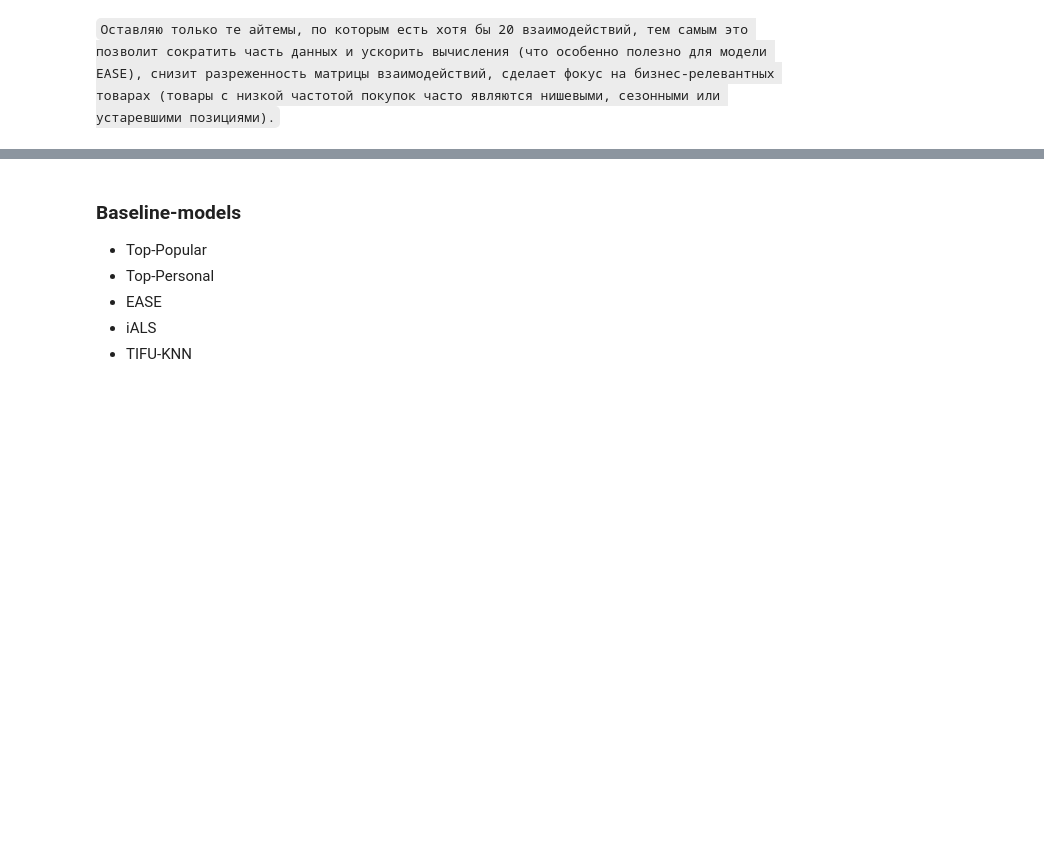
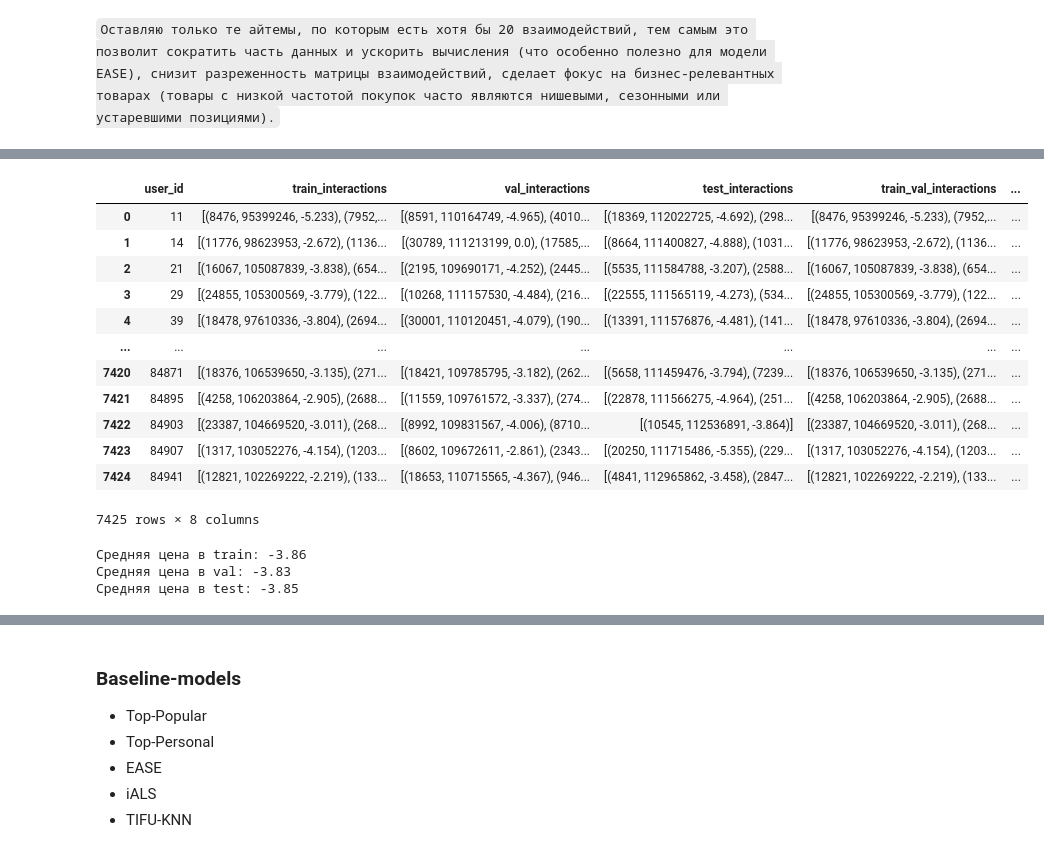
Before and after one commit to Lak1n26/hse-masters-thesis-2026, a Jupyter notebook: baseline.ipynb, the cells around one changed output, grey strips where cells are left out. Saved outputs shown, nothing was run; the diff lists cells and outputs as text; code cells hidden in the pictures; blank space fills up the shorter version.

```diff
--- a/baseline.ipynb
+++ b/baseline.ipynb
@@ -70,0 +79,30 @@ joined.head(10)
+# %%
+joined_with_prices = calculate_avg_prices(joined)
+joined_with_prices
+# %% [output]
+|  | user_id | train_interactions | val_interactions | test_interactions | train_val_interactions | ... |
+| 0 | 11 | [(8476, 95399246, -5.233), (7952,... | [(8591, 110164749, -4.965), (4010... | [(18369, 112022725, -4.692), (298... | [(8476, 95399246, -5.233), (7952,... | ... |
+| 1 | 14 | [(11776, 98623953, -2.672), (1136... | [(30789, 111213199, 0.0), (17585,... | [(8664, 111400827, -4.888), (1031... | [(11776, 98623953, -2.672), (1136... | ... |
+| 2 | 21 | [(16067, 105087839, -3.838), (654... | [(2195, 109690171, -4.252), (2445... | [(5535, 111584788, -3.207), (2588... | [(16067, 105087839, -3.838), (654... | ... |
+| 3 | 29 | [(24855, 105300569, -3.779), (122... | [(10268, 111157530, -4.484), (216... | [(22555, 111565119, -4.273), (534... | [(24855, 105300569, -3.779), (122... | ... |
+| 4 | 39 | [(18478, 97610336, -3.804), (2694... | [(30001, 110120451, -4.079), (190... | [(13391, 111576876, -4.481), (141... | [(18478, 97610336, -3.804), (2694... | ... |
+| ... | ... | ... | ... | ... | ... | ... |
+| 7420 | 84871 | [(18376, 106539650, -3.135), (271... | [(18421, 109785795, -3.182), (262... | [(5658, 111459476, -3.794), (7239... | [(18376, 106539650, -3.135), (271... | ... |
+| 7421 | 84895 | [(4258, 106203864, -2.905), (2688... | [(11559, 109761572, -3.337), (274... | [(22878, 111566275, -4.964), (251... | [(4258, 106203864, -2.905), (2688... | ... |
+| 7422 | 84903 | [(23387, 104669520, -3.011), (268... | [(8992, 109831567, -4.006), (8710... | [(10545, 112536891, -3.864)] | [(23387, 104669520, -3.011), (268... | ... |
+| 7423 | 84907 | [(1317, 103052276, -4.154), (1203... | [(8602, 109672611, -2.861), (2343... | [(20250, 111715486, -5.355), (229... | [(1317, 103052276, -4.154), (1203... | ... |
+| 7424 | 84941 | [(12821, 102269222, -2.219), (133... | [(18653, 110715565, -4.367), (946... | [(4841, 112965862, -3.458), (2847... | [(12821, 102269222, -2.219), (133... | ... |
+7425 rows × 8 columns
+# %%
+# Использование:
+avg_train_price = calculate_overall_avg_price(joined, 'train_interactions')
+avg_val_price = calculate_overall_avg_price(joined, 'val_interactions')
+avg_test_price = calculate_overall_avg_price(joined, 'test_interactions')
+
+print(f"Средняя цена в train: {avg_train_price:.2f}")
+print(f"Средняя цена в val: {avg_val_price:.2f}")
+print(f"Средняя цена в test: {avg_test_price:.2f}")
+# %% [output]
+Средняя цена в train: -3.86
+Средняя цена в val: -3.83
+Средняя цена в test: -3.85
```
Also changed, not shown: parts of 36 cells of this notebook, 6 other files.
